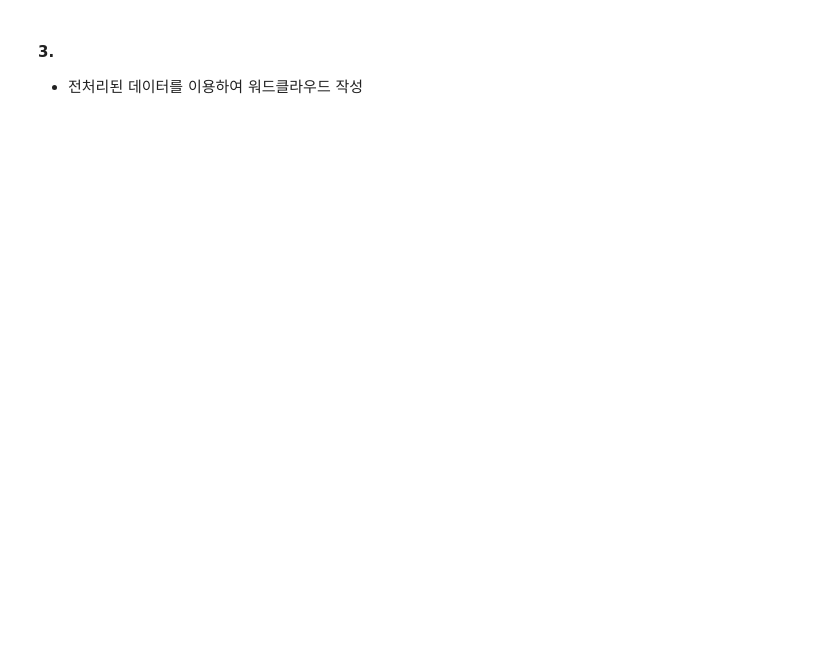
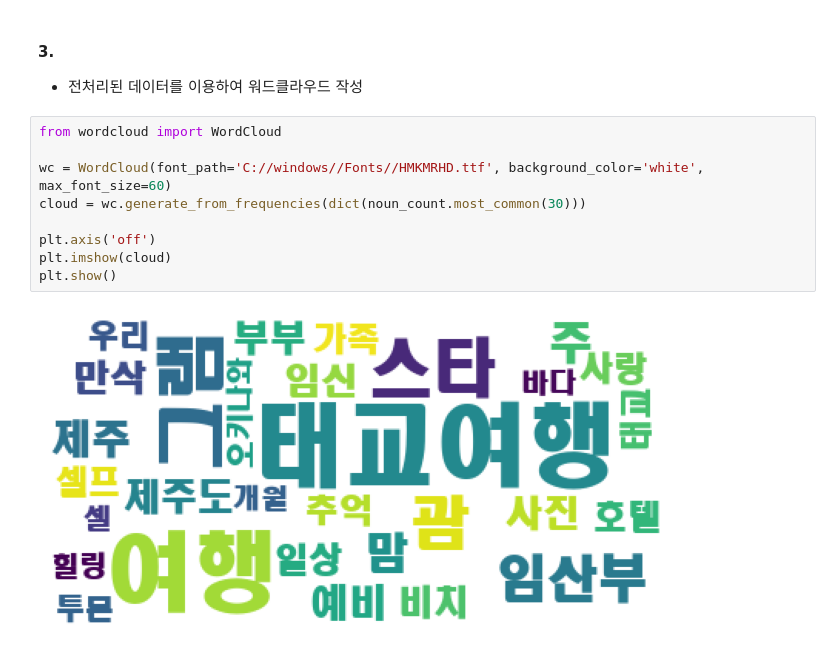
Before and after one commit to blueage98/adp_work, a Jupyter notebook: ADP-실기-R/모의고사 4회/모의고사 4회 연습2.ipynb, the cells around one changed output. Saved outputs shown, nothing was run; the diff lists cells and outputs as text; blank space fills up the shorter version.

```diff
--- a/ADP-실기-R/모의고사 4회/모의고사 4회 연습2.ipynb
+++ b/ADP-실기-R/모의고사 4회/모의고사 4회 연습2.ipynb
@@ -395,3 +423,14 @@ cols
 # %% [markdown]
 #### 3.
 - 전처리된 데이터를 이용하여 워드클라우드 작성
+# %%
+from wordcloud import WordCloud
+
+wc = WordCloud(font_path='C://windows//Fonts//HMKMRHD.ttf', background_color='white', max_font_size=60)
+cloud = wc.generate_from_frequencies(dict(noun_count.most_common(30)))
+
+plt.axis('off')
+plt.imshow(cloud)
+plt.show()
+# %% [output]
+[figure, added]
```
Also changed, not shown: parts of 3 cells of this notebook.
